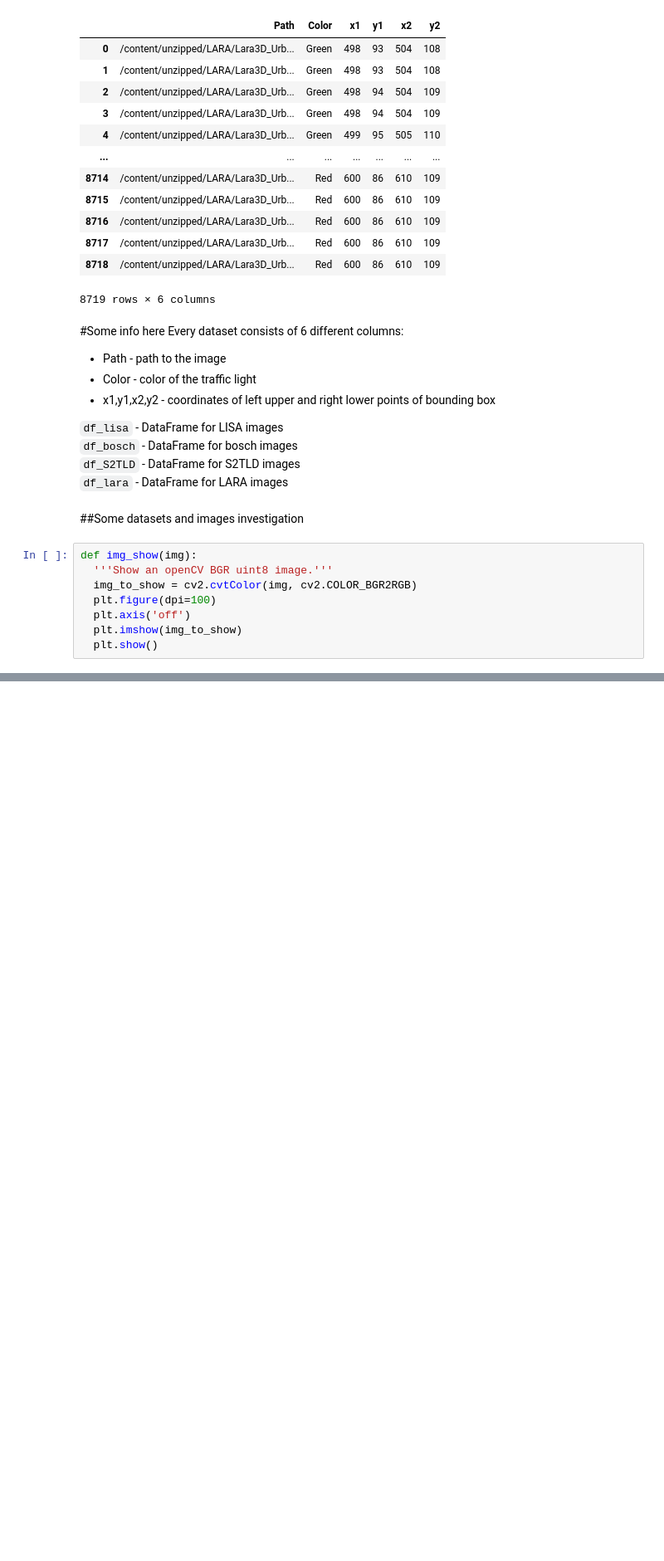
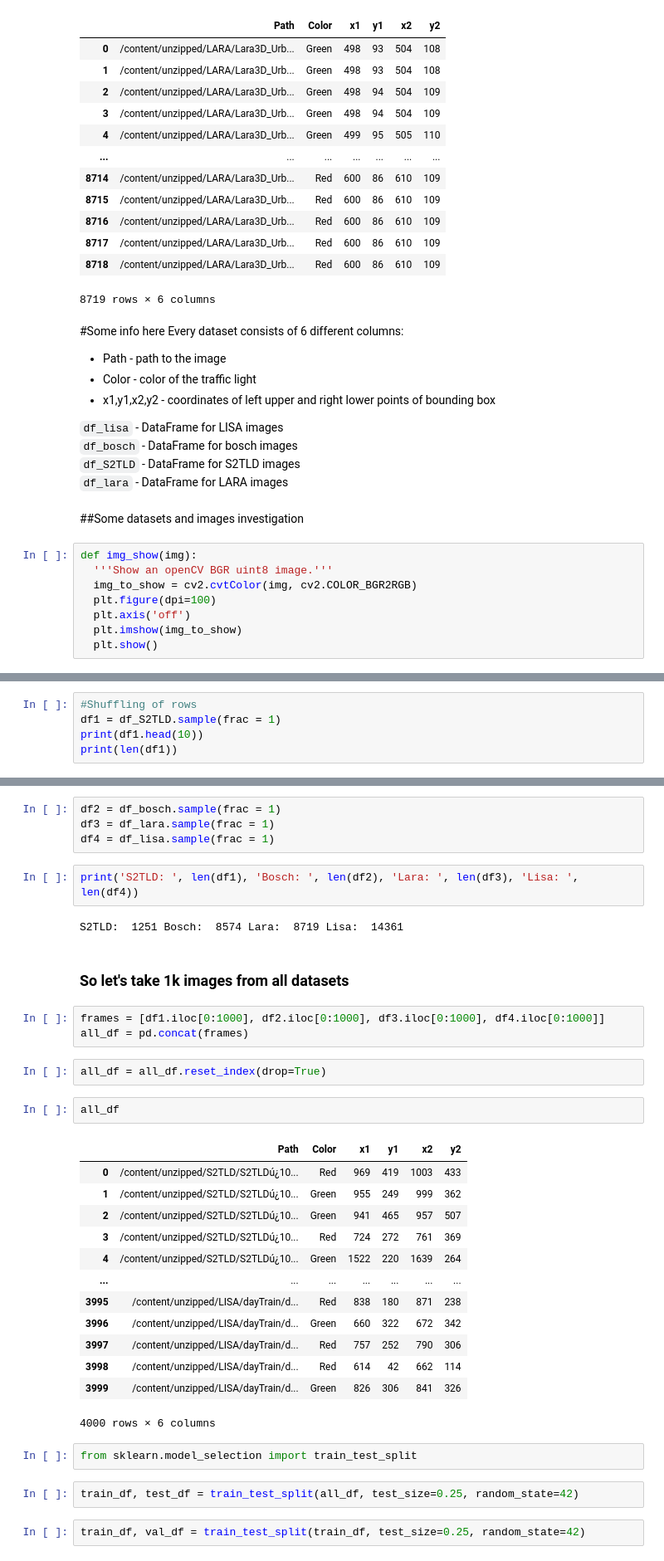
Before and after one commit to Likich/TipsTricks_Project_TrLights, a Jupyter notebook: Tips_Tricks.ipynb, the cells around one changed output, grey strips where cells are left out. Shown at 83% size. Saved outputs shown, nothing was run; the diff lists cells and outputs as text; blank space fills up the shorter version.

```diff
--- a/Tips_Tricks.ipynb
+++ b/Tips_Tricks.ipynb
@@ -359,0 +358,5 @@ img_show(a)
+# %%
+#Shuffling of rows
+df1 = df_S2TLD.sample(frac = 1)
+print(df1.head(10))
+print(len(df1))
@@ -359,0 +378,37 @@ img_show(a)
+# %%
+df2 = df_bosch.sample(frac = 1)
+df3 = df_lara.sample(frac = 1)
+df4 = df_lisa.sample(frac = 1)
+# %%
+print('S2TLD: ', len(df1), 'Bosch: ', len(df2), 'Lara: ', len(df3), 'Lisa: ', len(df4))
+# %% [output]
+S2TLD:  1251 Bosch:  8574 Lara:  8719 Lisa:  14361
+# %% [markdown]
+### So let's take 1k images from all datasets
+# %%
+frames = [df1.iloc[0:1000], df2.iloc[0:1000], df3.iloc[0:1000], df4.iloc[0:1000]]
+all_df = pd.concat(frames)
+# %%
+all_df = all_df.reset_index(drop=True)
+# %%
+all_df
+# %% [output]
+|  | Path | Color | x1 | y1 | x2 | y2 |
+| 0 | /content/unzipped/S2TLD/S2TLDú¿10... | Red | 969 | 419 | 1003 | 433 |
+| 1 | /content/unzipped/S2TLD/S2TLDú¿10... | Green | 955 | 249 | 999 | 362 |
+| 2 | /content/unzipped/S2TLD/S2TLDú¿10... | Green | 941 | 465 | 957 | 507 |
+| 3 | /content/unzipped/S2TLD/S2TLDú¿10... | Red | 724 | 272 | 761 | 369 |
+| 4 | /content/unzipped/S2TLD/S2TLDú¿10... | Green | 1522 | 220 | 1639 | 264 |
+| ... | ... | ... | ... | ... | ... | ... |
+| 3995 | /content/unzipped/LISA/dayTrain/d... | Red | 838 | 180 | 871 | 238 |
+| 3996 | /content/unzipped/LISA/dayTrain/d... | Green | 660 | 322 | 672 | 342 |
+| 3997 | /content/unzipped/LISA/dayTrain/d... | Red | 757 | 252 | 790 | 306 |
+| 3998 | /content/unzipped/LISA/dayTrain/d... | Red | 614 | 42 | 662 | 114 |
+| 3999 | /content/unzipped/LISA/dayTrain/d... | Green | 826 | 306 | 841 | 326 |
+4000 rows × 6 columns
+# %%
+from sklearn.model_selection import train_test_split
+# %%
+train_df, test_df = train_test_split(all_df, test_size=0.25, random_state=42)
+# %%
+train_df, val_df = train_test_split(train_df, test_size=0.25, random_state=42)
```
Also changed, not shown: parts of 20 cells of this notebook.
